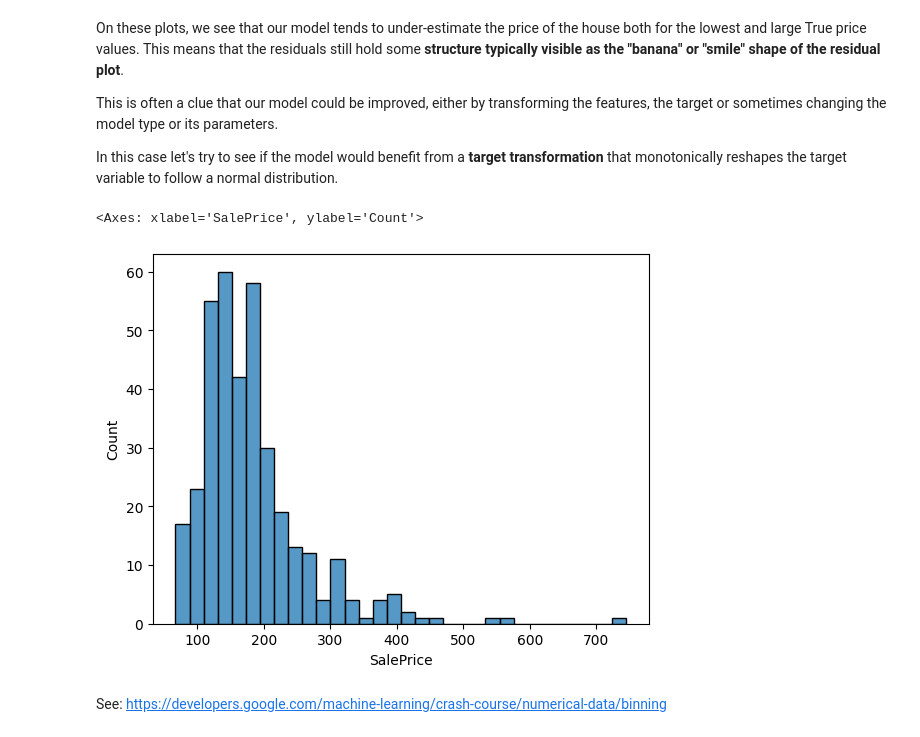
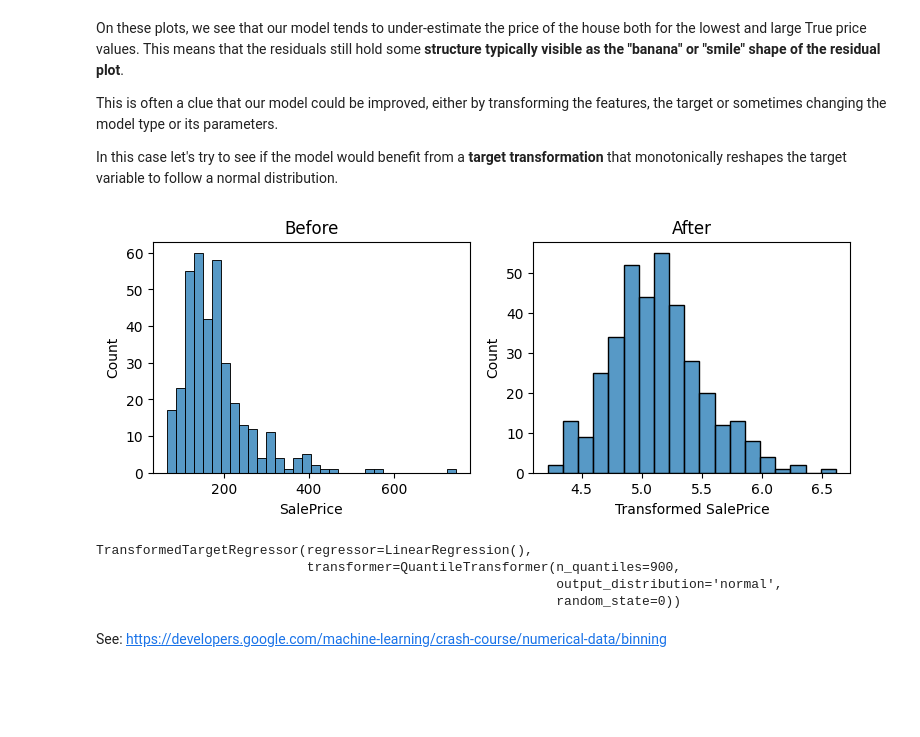
Before and after one commit to HassanAlgoz/AAI, a Jupyter notebook: content/W3/M4/lessons/02_lab_regression_metrics.ipynb, the cells around one changed output. Cells and saved outputs as stored; diff of their text form; code cells hidden in the pictures; blank space fills up the shorter version.

Commit message:
W3M4: show target transformed histogram

```diff
--- a/content/W3/M4/lessons/02_lab_regression_metrics.ipynb
+++ b/content/W3/M4/lessons/02_lab_regression_metrics.ipynb
@@ -181,12 +182,3 @@ On these plots, we see that our model tends to under-estimate the price of the h
 This is often a clue that our model could be improved, either by transforming the features, the target or sometimes changing the model type or its parameters.
 
 In this case let's try to see if the model would benefit from a **target transformation** that monotonically reshapes the target variable to follow a normal distribution.
-# %%
-import seaborn as sns
-
-sns.histplot(
-    y_test
-)
-# %% [output]
-<Axes: xlabel='SalePrice', ylabel='Count'>
-[figure, removed]
@@ -195,3 +185,42 @@ sns.histplot(
+# %%
+# Plot the transformed target values to visualize the effect of the transformation
+y_test_transformed = np.log1p(y_test)
+
+fig, ax = plt.subplots(1, 2, figsize=(9, 3))
+
+sns.histplot(y_test, ax=ax[0])
+ax[0].set_title("Before")
+ax[0].set_xlabel("SalePrice")
+ax[0].set_ylabel("Count")
+
+sns.histplot(y_test_transformed, ax=ax[1])
+ax[1].set_title("After")
+ax[1].set_xlabel("Transformed SalePrice")
+ax[1].set_ylabel("Count")
+
+plt.show()
+# %% [output]
+[figure, added]
+# %%
+from sklearn.preprocessing import QuantileTransformer
+from sklearn.compose import TransformedTargetRegressor
+
+# Use QuantileTransformer with 900 quantiles for the target variable
+model_quantile_target = TransformedTargetRegressor(
+    regressor=regressor,
+    transformer=QuantileTransformer(
+        n_quantiles=900,
+        output_distribution="normal",
+        random_state=0
+    ),
+)
+
+model_quantile_target.fit(X_train, y_train)
+# %% [output]
+TransformedTargetRegressor(regressor=LinearRegression(),
+                           transformer=QuantileTransformer(n_quantiles=900,
+                                                           output_distribution='normal',
+                                                           random_state=0))
 # %% [markdown]
 See: https://developers.google.com/machine-learning/crash-course/numerical-data/binning
 # %%
```
Also changed, not shown: parts of 3 cells of this notebook.
